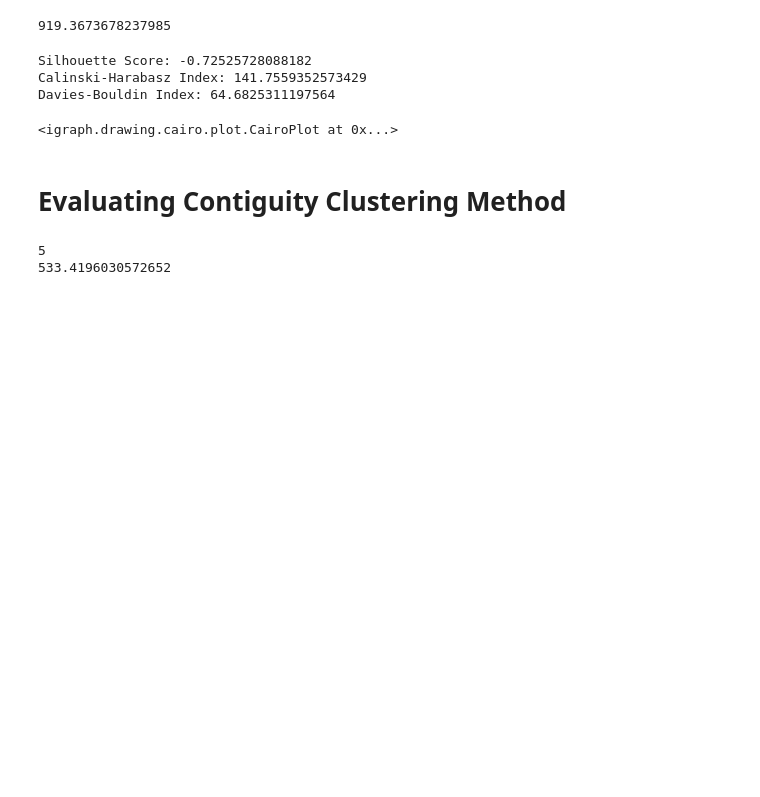
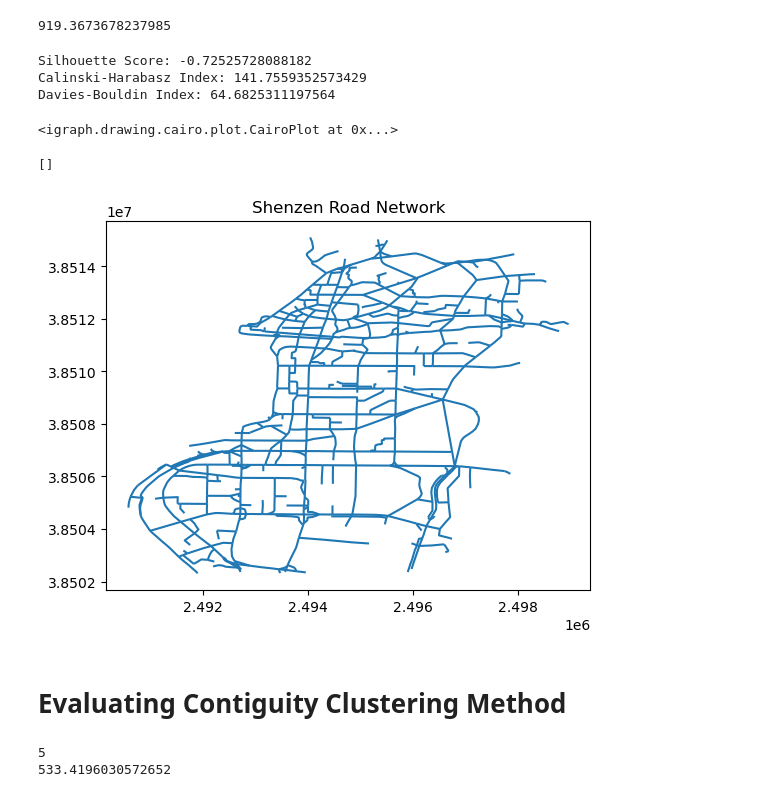
Before and after one commit to EllingtonKirby/Contiguity-Constrained-Clustering, a Jupyter notebook: shenzen_clustering.ipynb, the cells around one changed output. Drawn from its saved outputs; the diff is of its cells as text; code cells hidden in the pictures; blank space fills up the shorter version.

```diff
--- a/shenzen_clustering.ipynb
+++ b/shenzen_clustering.ipynb
@@ -194,6 +194,20 @@ partition.set_membership(clusters.labels_)
 ig.plot(partition.cluster_graph())
 # %% [output]
 <igraph.drawing.cairo.plot.CairoPlot at 0x...>
+# %%
+import geopandas as gpd
+import fiona
+import geopandas as gpd
+import fiona
+
+gdf = gpd.read_file('./data/shenzhen_roads.geojson')
+# gdf_modular['Cluster_Contiguity'] = modularity_clustering_results[.0045]['Partition'].membership
+ax = gdf.plot(aspect=.5)
+ax.set_title("Shenzen Road Network")
+ax.plot()
+# %% [output]
+[]
+[figure, added]
 # %% [markdown]
 # Evaluating Contiguity Clustering Method
 # %%
```
Also changed, not shown: 17 other files.
